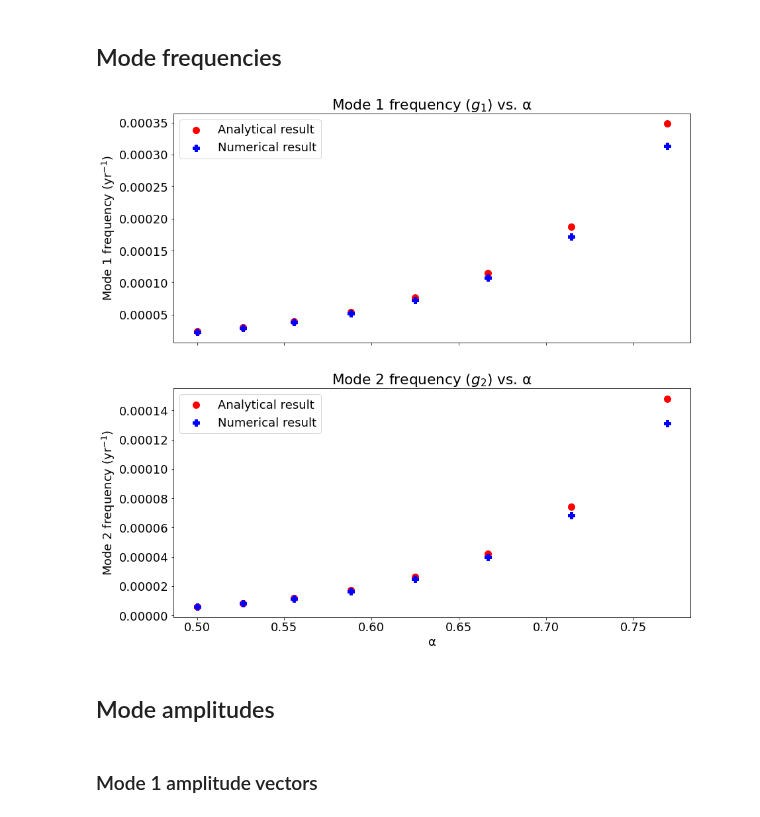
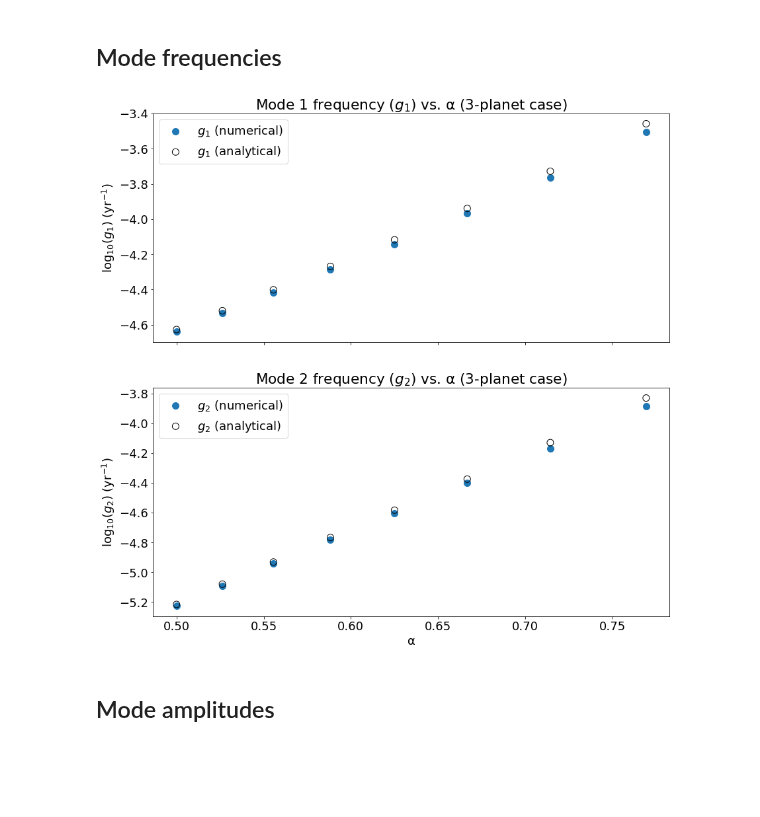
Before and after one commit to Jupiter1994/inc-dynamics, a Jupyter notebook: three_planet/mode_freqs_and_amps_3p.ipynb, the cells around one changed output. Drawn from its saved outputs; the diff is of its cells as text; code cells hidden in the pictures; blank space fills up the shorter version.

Commit message:
remade mode plots

```diff
--- a/three_planet/mode_freqs_and_amps_3p.ipynb
+++ b/three_planet/mode_freqs_and_amps_3p.ipynb
@@ -74,27 +74,30 @@ v2_an = np.asarray([[1.375696,1.40065649,1.43303642,1.475263,
 # %%
 fig, (ax1, ax2) = plt.subplots(2, 1, sharex=True, figsize=(14,14))
 fig.patch.set_facecolor('white')
 
-ax1.scatter(alphas, g1_an, s=100, color='red', marker='o', label='Analytical result')
-ax1.scatter(alphas, g1_num, s=100, color='blue', marker='P', label='Numerical result')
+ax1.scatter(alphas, np.log10(g1_num), s=100, \
+            marker='o', label='$g_1$ (numerical)')
+ax1.scatter(alphas, np.log10(g1_an), s=100, facecolors='none', \
+            edgecolors='black', label='$g_1$ (analytical)')
+
 # ax1.set_xlabel('α')
-ax1.set_ylabel('Mode 1 frequency (yr$^{-1}$)')
-ax1.set_title('Mode 1 frequency ($g_1$) vs. α')
+ax1.set_ylabel('$\log_{10}$($g_1$) (yr$^{-1}$)')
+ax1.set_title('Mode 1 frequency ($g_1$) vs. α (3-planet case)')
 ax1.legend()
 
-ax2.scatter(alphas, g2_an, s=100, color='red', marker='o', label='Analytical result')
-ax2.scatter(alphas, g2_num, s=100, color='blue', marker='P', label='Numerical result')
+ax2.scatter(alphas, np.log10(g2_num), s=100, \
+            marker='o', label='$g_2$ (numerical)')
+ax2.scatter(alphas, np.log10(g2_an), s=100, facecolors='none', \
+            edgecolors='black', label='$g_2$ (analytical)')
 ax2.set_xlabel('α')
-ax2.set_ylabel('Mode 2 frequency (yr$^{-1}$)')
-ax2.set_title('Mode 2 frequency ($g_2$) vs. α')
+ax2.set_ylabel('$\log_{10}$($g_2$) (yr$^{-1}$)')
+ax2.set_title('Mode 2 frequency ($g_2$) vs. α (3-planet case)')
 ax2.legend()
 
 fig_path = "Figures/3p_mode_freqs.png"
 plt.savefig(fig_path, bbox_inches='tight')
 plt.show()
 # %% [output]
-[figure, old version]
+[figure, new version]
 # %% [markdown]
 ## Mode amplitudes
-# %% [markdown]
-### Mode 1 amplitude vectors
```
Also changed, not shown: parts of 15 cells of this notebook, 12 other files.
